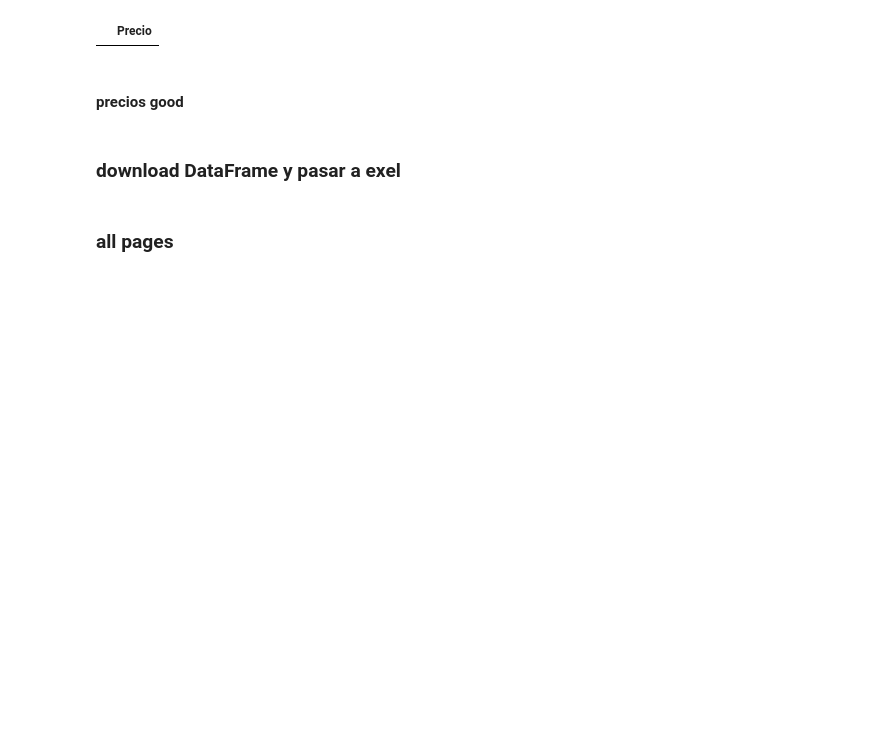
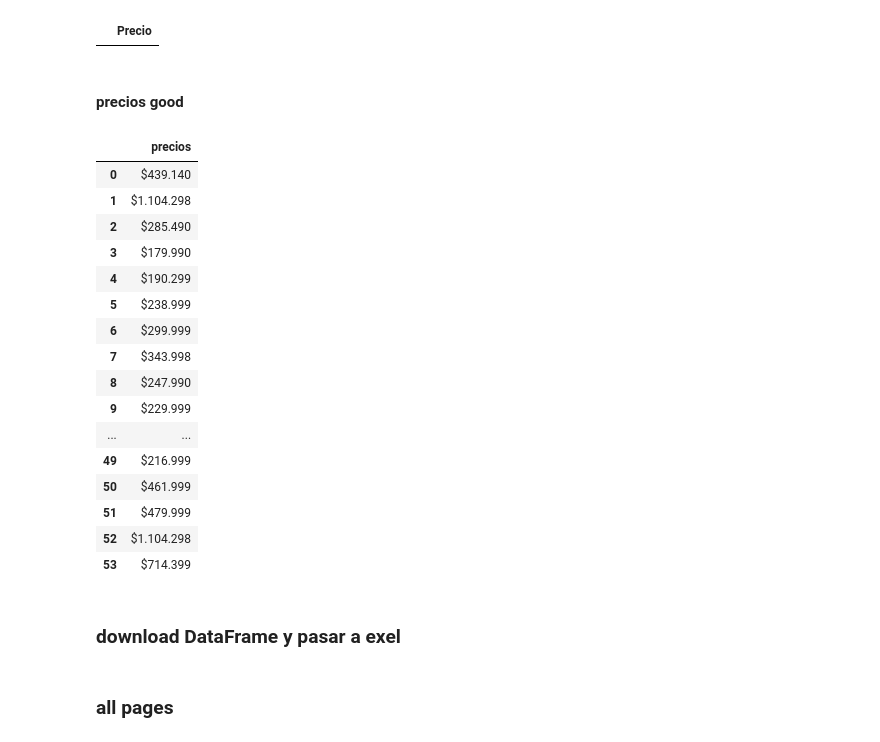
Before and after one commit to braian004/Python-practica, a Jupyter notebook: webscraping/rocode/web_craping(prueva_tecnica).ipynb, the cells around one changed output. Cells and saved outputs as stored; diff of their text form; code cells hidden in the pictures; blank space fills up the shorter version.

```diff
--- a/webscraping/rocode/web_craping(prueva_tecnica).ipynb
+++ b/webscraping/rocode/web_craping(prueva_tecnica).ipynb
@@ -48,6 +81,25 @@ precios = soup.find_all("span",class_="andes-money-amount ui-search-price__part
 # %%
 precios = [i.text for i in precios]
 df = pd.DataFrame({'precios':precios})
+df
+# %% [output]
+|  | precios |
+| 0 | $439.140 |
+| 1 | $1.104.298 |
+| 2 | $285.490 |
+| 3 | $179.990 |
+| 4 | $190.299 |
+| 5 | $238.999 |
+| 6 | $299.999 |
+| 7 | $343.998 |
+| 8 | $247.990 |
+| 9 | $229.999 |
+| ... | ... |
+| 49 | $216.999 |
+| 50 | $461.999 |
+| 51 | $479.999 |
+| 52 | $1.104.298 |
+| 53 | $714.399 |
 # %% [markdown]
 ### download DataFrame y pasar a exel
 # %%
```
Also changed, not shown: parts of 8 cells of this notebook, 3 other files.
